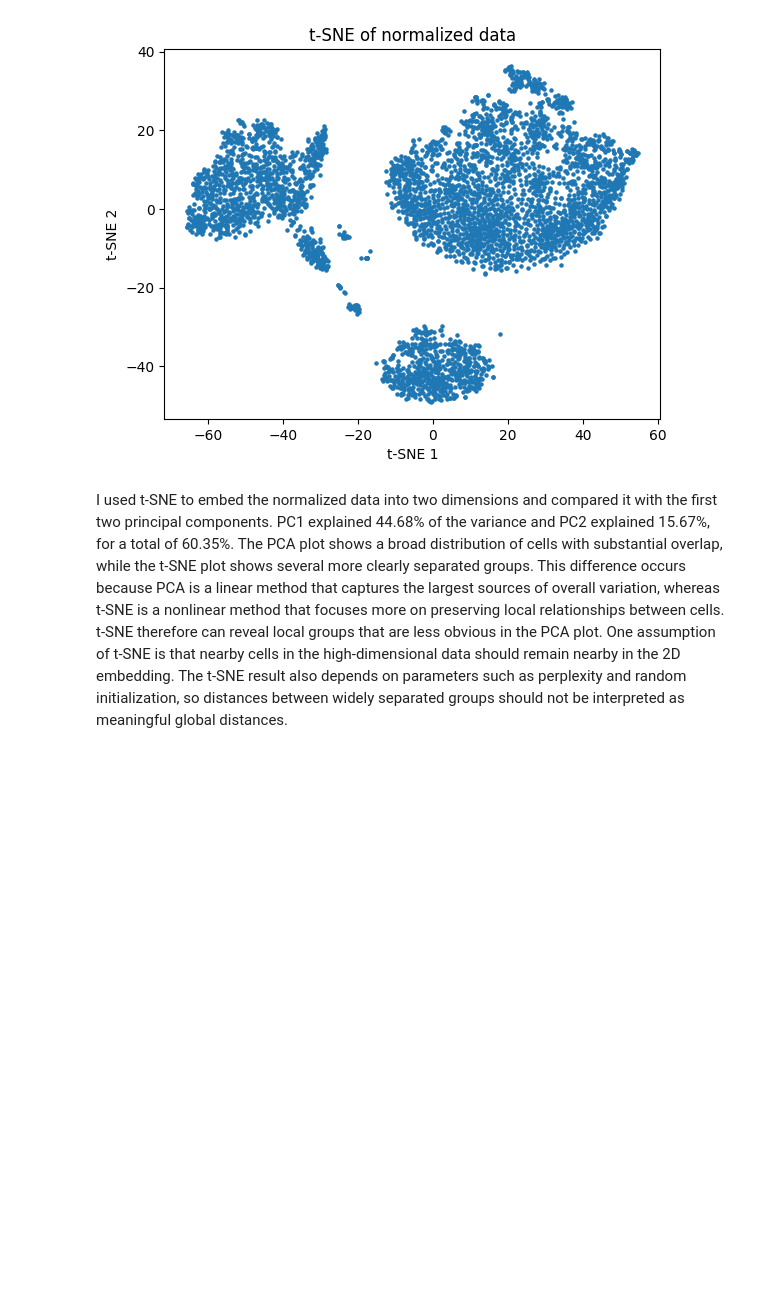
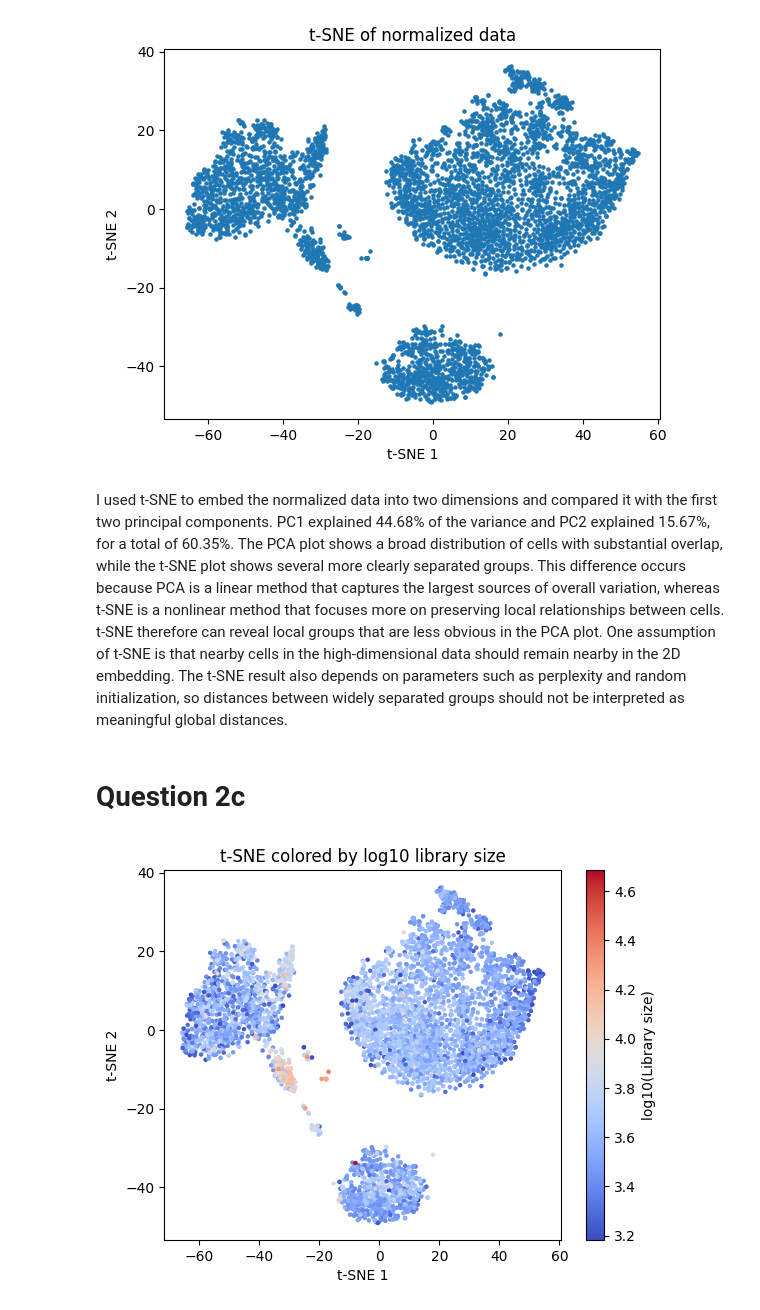
Before and after one commit to CharlotteZZh/BMCS-4480_HW1, a Jupyter notebook: BMCS_4480_HW1.ipynb, the cells around one changed output. Drawn from its saved outputs; the diff is of its cells as text; code cells hidden in the pictures; blank space fills up the shorter version.

```diff
--- a/BMCS_4480_HW1.ipynb
+++ b/BMCS_4480_HW1.ipynb
@@ -304,3 +304,25 @@ plt.show()
 [figure]
 # %% [markdown]
 I used t-SNE to embed the normalized data into two dimensions and compared it with the first two principal components. PC1 explained 44.68% of the variance and PC2 explained 15.67%, for a total of 60.35%. The PCA plot shows a broad distribution of cells with substantial overlap, while the t-SNE plot shows several more clearly separated groups. This difference occurs because PCA is a linear method that captures the largest sources of overall variation, whereas t-SNE is a nonlinear method that focuses more on preserving local relationships between cells. t-SNE therefore can reveal local groups that are less obvious in the PCA plot. One assumption of t-SNE is that nearby cells in the high-dimensional data should remain nearby in the 2D embedding. The t-SNE result also depends on parameters such as perplexity and random initialization, so distances between widely separated groups should not be interpreted as meaningful global distances.
+# %% [markdown]
+# Question 2c
+# %%
+# Log10 library size for each cell
+log_library_size = np.log10(library_size_final)
+
+# Plot t-SNE, colored by library size
+plt.scatter(
+    X_tsne[:, 0],
+    X_tsne[:, 1],
+    c=log_library_size,
+    cmap="coolwarm",
+    s=5
+)
+
+plt.xlabel("t-SNE 1")
+plt.ylabel("t-SNE 2")
+plt.title("t-SNE colored by log10 library size")
+plt.colorbar(label="log10(Library size)")
+plt.show()
+# %% [output]
+[figure, added]
```
Also changed, not shown: parts of 1 cell of this notebook.
